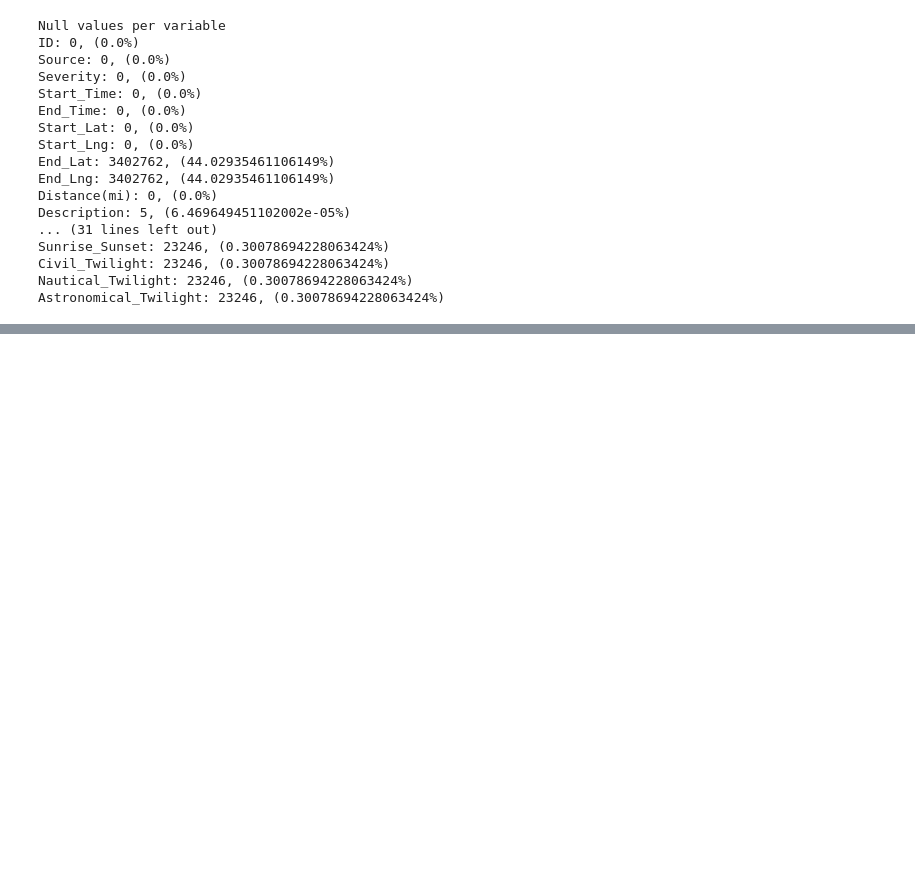
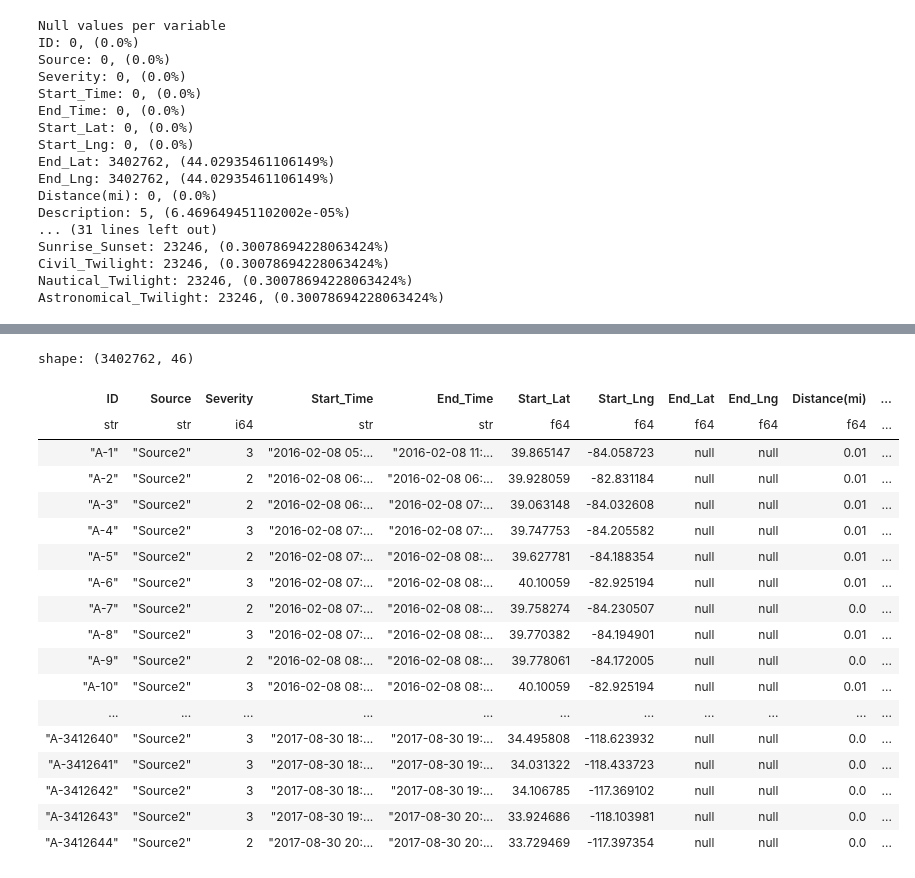
Before and after one commit to cosimop2000/BDMG-vehicle-accidents, a Jupyter notebook: workflows/vehicle-accident-polars.ipynb, the cells around one changed output, grey strips where cells are left out. Drawn from its saved outputs; the diff is of its cells as text; code cells hidden in the pictures; blank space fills up the shorter version.

```diff
--- a/workflows/vehicle-accident-polars.ipynb
+++ b/workflows/vehicle-accident-polars.ipynb
@@ -44,0 +82,24 @@ shape: (7, 47)
+# %%
+# check to see if missing values are in the same rows
+
+accident_data.filter(accident_data['End_Lat'].is_null() & accident_data['End_Lng'].is_null())
+# %% [output]
+shape: (3402762, 46)
+| ID | Source | Severity | Start_Time | End_Time | Start_Lat | Start_Lng | End_Lat | End_Lng | Distance(mi) | ... |
+| str | str | i64 | str | str | f64 | f64 | f64 | f64 | f64 | ... |
+| "A-1" | "Source2" | 3 | "2016-02-08 05:... | "2016-02-08 11:... | 39.865147 | -84.058723 | null | null | 0.01 | ... |
+| "A-2" | "Source2" | 2 | "2016-02-08 06:... | "2016-02-08 06:... | 39.928059 | -82.831184 | null | null | 0.01 | ... |
+| "A-3" | "Source2" | 2 | "2016-02-08 06:... | "2016-02-08 07:... | 39.063148 | -84.032608 | null | null | 0.01 | ... |
+| "A-4" | "Source2" | 3 | "2016-02-08 07:... | "2016-02-08 07:... | 39.747753 | -84.205582 | null | null | 0.01 | ... |
+| "A-5" | "Source2" | 2 | "2016-02-08 07:... | "2016-02-08 08:... | 39.627781 | -84.188354 | null | null | 0.01 | ... |
+| "A-6" | "Source2" | 3 | "2016-02-08 07:... | "2016-02-08 08:... | 40.10059 | -82.925194 | null | null | 0.01 | ... |
+| "A-7" | "Source2" | 2 | "2016-02-08 07:... | "2016-02-08 08:... | 39.758274 | -84.230507 | null | null | 0.0 | ... |
+| "A-8" | "Source2" | 3 | "2016-02-08 07:... | "2016-02-08 08:... | 39.770382 | -84.194901 | null | null | 0.01 | ... |
+| "A-9" | "Source2" | 2 | "2016-02-08 08:... | "2016-02-08 08:... | 39.778061 | -84.172005 | null | null | 0.0 | ... |
+| "A-10" | "Source2" | 3 | "2016-02-08 08:... | "2016-02-08 08:... | 40.10059 | -82.925194 | null | null | 0.01 | ... |
+| ... | ... | ... | ... | ... | ... | ... | ... | ... | ... | ... |
+| "A-3412640" | "Source2" | 3 | "2017-08-30 18:... | "2017-08-30 19:... | 34.495808 | -118.623932 | null | null | 0.0 | ... |
+| "A-3412641" | "Source2" | 3 | "2017-08-30 18:... | "2017-08-30 19:... | 34.031322 | -118.433723 | null | null | 0.0 | ... |
+| "A-3412642" | "Source2" | 3 | "2017-08-30 18:... | "2017-08-30 19:... | 34.106785 | -117.369102 | null | null | 0.0 | ... |
+| "A-3412643" | "Source2" | 3 | "2017-08-30 19:... | "2017-08-30 20:... | 33.924686 | -118.103981 | null | null | 0.0 | ... |
+| "A-3412644" | "Source2" | 2 | "2017-08-30 20:... | "2017-08-30 20:... | 33.729469 | -117.397354 | null | null | 0.0 | ... |
```
Also changed, not shown: parts of 4 cells of this notebook, 1 other file.
